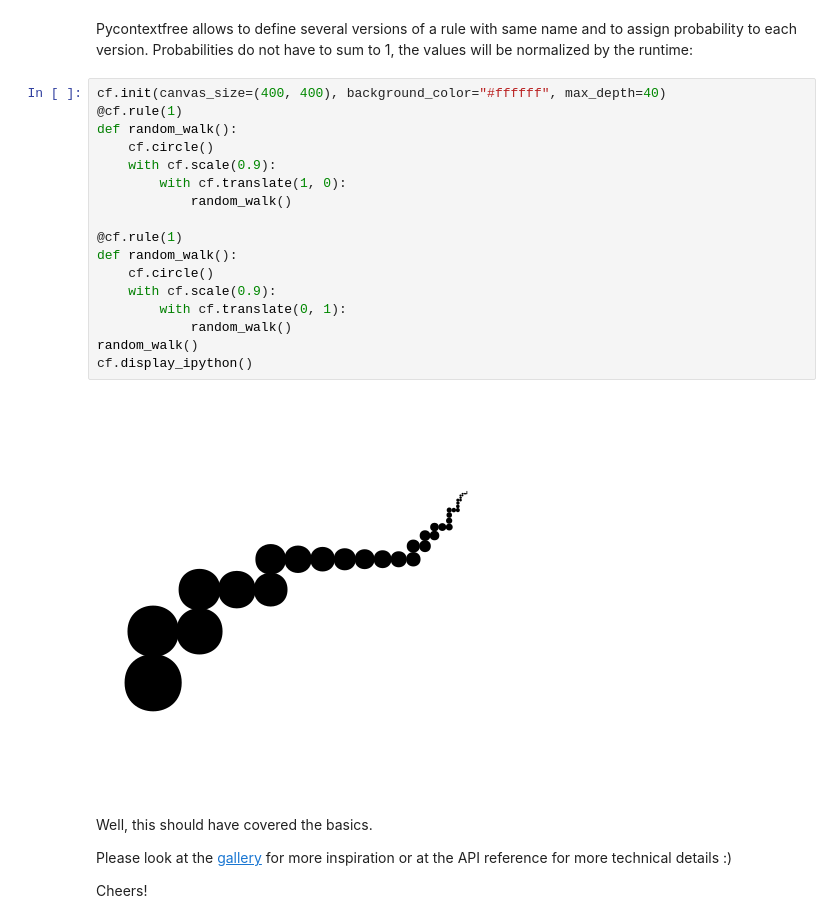
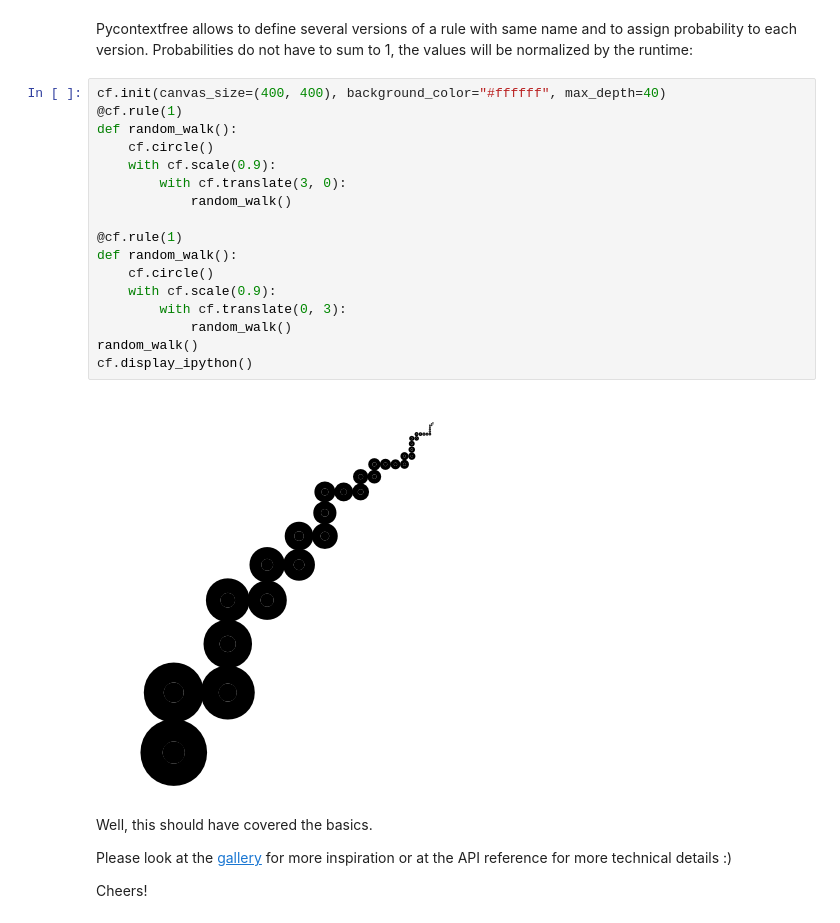
Before and after one commit to undertherain/pycontextfree, a Jupyter notebook: examples/tutorial.ipynb, the cells around one changed output. Saved outputs shown, nothing was run; the diff lists cells and outputs as text.

```diff
--- a/examples/tutorial.ipynb
+++ b/examples/tutorial.ipynb
@@ -99,22 +98,22 @@ Pycontextfree allows to define several versions of a rule with same name and to
 # %%
 cf.init(canvas_size=(400, 400), background_color="#ffffff", max_depth=40)
 @cf.rule(1)
 def random_walk():
     cf.circle()
     with cf.scale(0.9):
-        with cf.translate(1, 0):
+        with cf.translate(3, 0):
             random_walk()
 
 @cf.rule(1)
 def random_walk():
     cf.circle()
     with cf.scale(0.9):
-        with cf.translate(0, 1):
+        with cf.translate(0, 3):
             random_walk()
 random_walk()
 cf.display_ipython()
 # %% [output]
-[figure, old version]
+[figure, new version]
 # %% [markdown]
 Well, this should have covered the basics.
 
```
Also changed, not shown: parts of 6 cells of this notebook.
